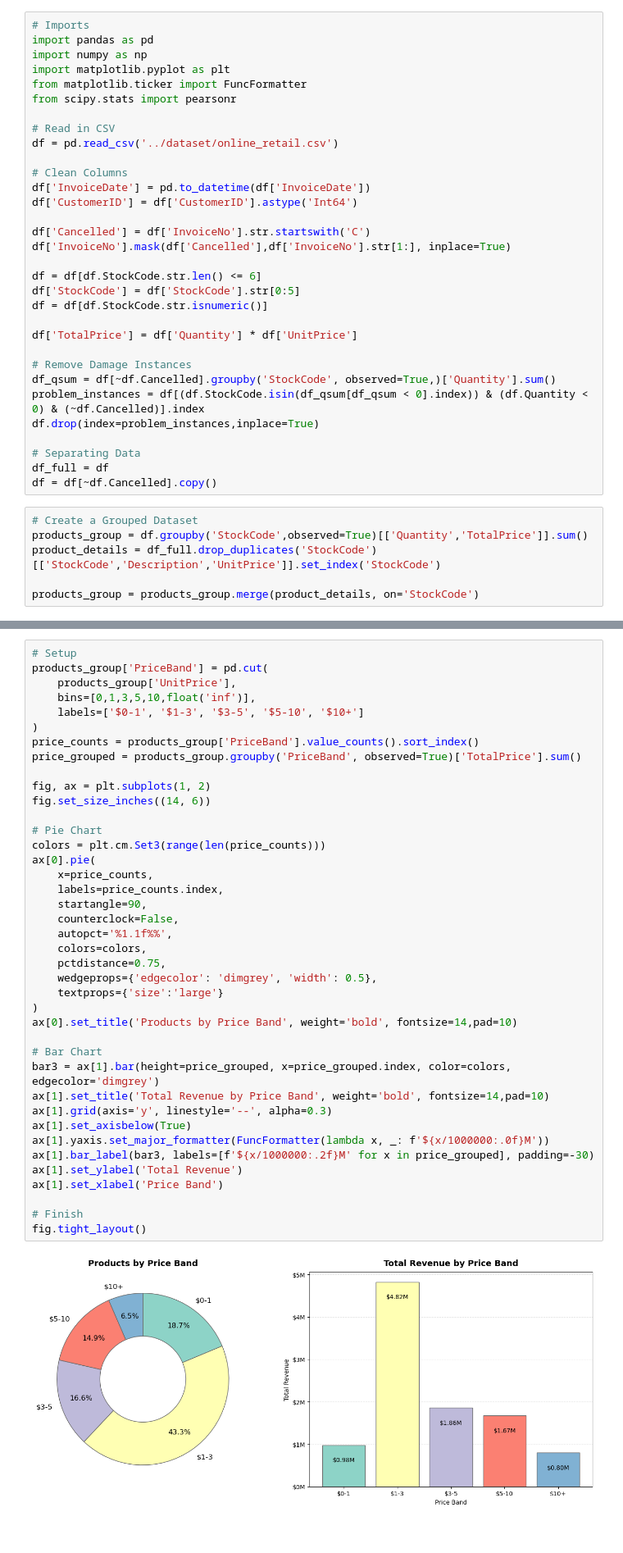
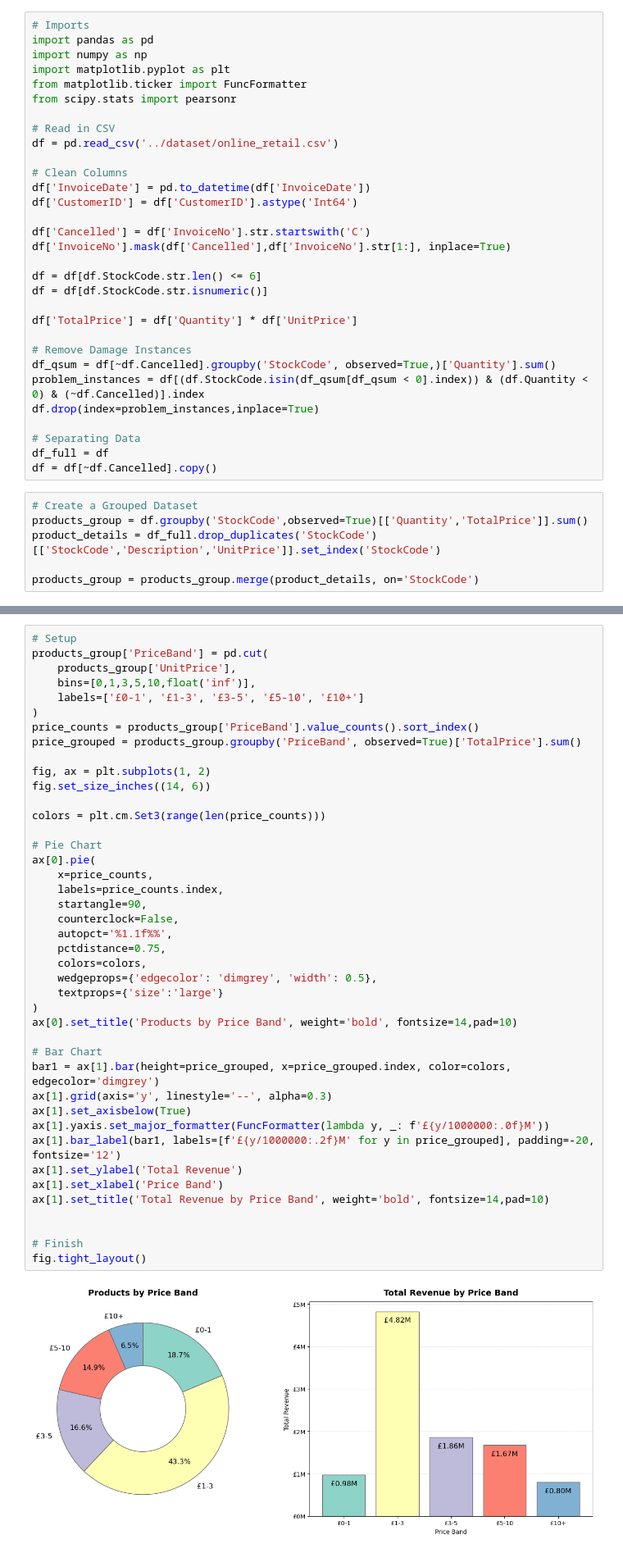
Before and after one commit to EdwardHowell627/Python_Online_Sales_Analysis, a Jupyter notebook: analysis/1_products.ipynb, the cells around one changed output, grey strips where cells are left out. Shown at 82% size. Saved outputs shown, nothing was run; the diff lists cells and outputs as text.

```diff
--- a/analysis/1_products.ipynb
+++ b/analysis/1_products.ipynb
@@ -17,7 +17,6 @@ df['Cancelled'] = df['InvoiceNo'].str.startswith('C')
 df['InvoiceNo'].mask(df['Cancelled'],df['InvoiceNo'].str[1:], inplace=True)
 
 df = df[df.StockCode.str.len() <= 6]
-df['StockCode'] = df['StockCode'].str[0:5]
 df = df[df.StockCode.str.isnumeric()]
 
 df['TotalPrice'] = df['Quantity'] * df['UnitPrice']
@@ -75,43 +74,45 @@ fig.tight_layout()
 products_group['PriceBand'] = pd.cut(
     products_group['UnitPrice'],
     bins=[0,1,3,5,10,float('inf')],
-    labels=['$0-1', '$1-3', '$3-5', '$5-10', '$10+']
+    labels=['£0-1', '£1-3', '£3-5', '£5-10', '£10+']
 )
 price_counts = products_group['PriceBand'].value_counts().sort_index()
 price_grouped = products_group.groupby('PriceBand', observed=True)['TotalPrice'].sum()
 
 fig, ax = plt.subplots(1, 2)
 fig.set_size_inches((14, 6))
 
+colors = plt.cm.Set3(range(len(price_counts)))
+
 # Pie Chart
-colors = plt.cm.Set3(range(len(price_counts)))
 ax[0].pie(
     x=price_counts,
     labels=price_counts.index,
     startangle=90,
     counterclock=False,
     autopct='%1.1f%%',
+    pctdistance=0.75,
     colors=colors,
-    pctdistance=0.75,
     wedgeprops={'edgecolor': 'dimgrey', 'width': 0.5},
     textprops={'size':'large'}
 )
 ax[0].set_title('Products by Price Band', weight='bold', fontsize=14,pad=10)
 
 # Bar Chart
-bar3 = ax[1].bar(height=price_grouped, x=price_grouped.index, color=colors, edgecolor='dimgrey')
-ax[1].set_title('Total Revenue by Price Band', weight='bold', fontsize=14,pad=10)
+bar1 = ax[1].bar(height=price_grouped, x=price_grouped.index, color=colors, edgecolor='dimgrey')
 ax[1].grid(axis='y', linestyle='--', alpha=0.3)
 ax[1].set_axisbelow(True)
-ax[1].yaxis.set_major_formatter(FuncFormatter(lambda x, _: f'${x/1000000:.0f}M'))
-ax[1].bar_label(bar3, labels=[f'${x/1000000:.2f}M' for x in price_grouped], padding=-30)
+ax[1].yaxis.set_major_formatter(FuncFormatter(lambda y, _: f'£{y/1000000:.0f}M'))
+ax[1].bar_label(bar1, labels=[f'£{y/1000000:.2f}M' for y in price_grouped], padding=-20, fontsize='12')
 ax[1].set_ylabel('Total Revenue')
 ax[1].set_xlabel('Price Band')
+ax[1].set_title('Total Revenue by Price Band', weight='bold', fontsize=14,pad=10)
+
 
 # Finish
 fig.tight_layout()
 # %% [output]
-[figure, old version]
+[figure, new version]
 # %%
 # Setup
 cancelled_group = df_full[df_full.Cancelled].groupby('StockCode', observed=True,)['Quantity'].agg(CancelledCount='sum')
```
Also changed, not shown: parts of 2 cells of this notebook, 1 other file.
